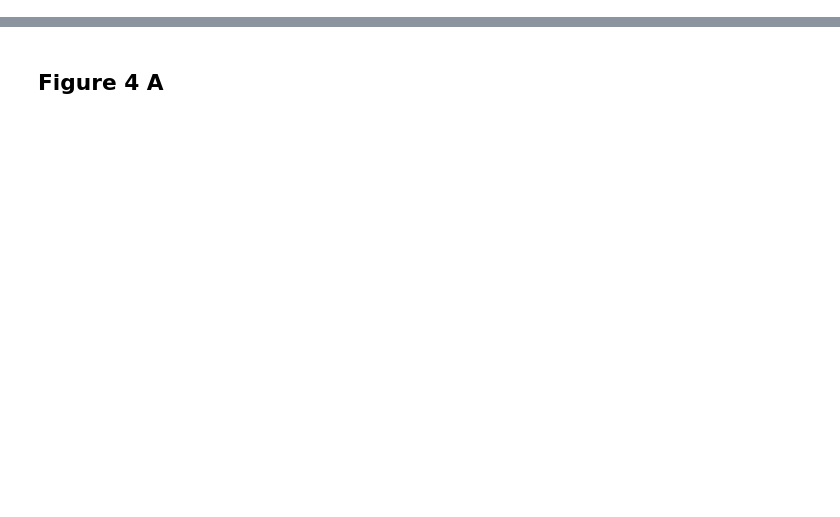
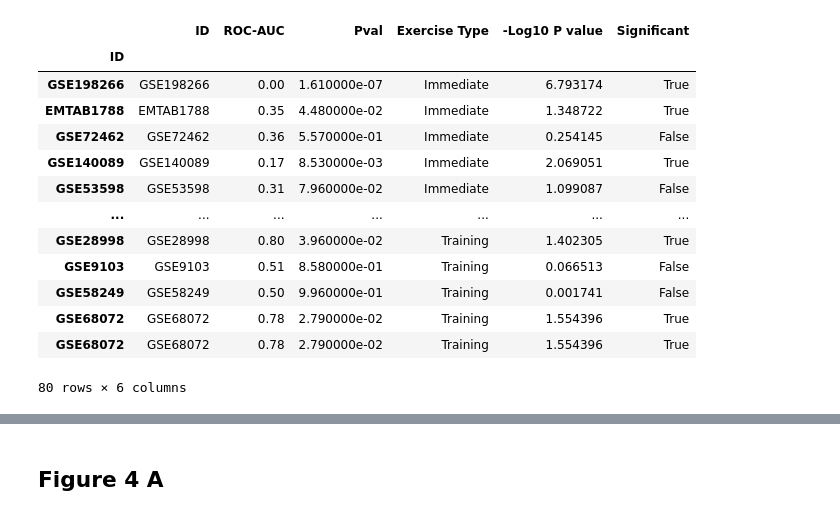
Before and after one commit to YoyoVosko/MacrophagesOntheRun, a Jupyter notebook: DotPlots.ipynb, the cells around one changed output, grey strips where cells are left out. Cells and saved outputs as stored; diff of their text form; code cells hidden in the pictures; blank space fills up the shorter version.

```diff
--- a/DotPlots.ipynb
+++ b/DotPlots.ipynb
@@ -36 +36,18 @@ if save:
 data2=pd.read_csv('./Files/MacrophageExercise_DatasetsInfo.csv',index_col=0)
+# %%
+df
+# %% [output]
+|  | ID | ROC-AUC | Pval | Exercise Type | -Log10 P value | Significant |
+| ID |  |  |  |  |  |  |
+| GSE198266 | GSE198266 | 0.00 | 1.610000e-07 | Immediate | 6.793174 | True |
+| EMTAB1788 | EMTAB1788 | 0.35 | 4.480000e-02 | Immediate | 1.348722 | True |
+| GSE72462 | GSE72462 | 0.36 | 5.570000e-01 | Immediate | 0.254145 | False |
+| GSE140089 | GSE140089 | 0.17 | 8.530000e-03 | Immediate | 2.069051 | True |
+| GSE53598 | GSE53598 | 0.31 | 7.960000e-02 | Immediate | 1.099087 | False |
+| ... | ... | ... | ... | ... | ... | ... |
+| GSE28998 | GSE28998 | 0.80 | 3.960000e-02 | Training | 1.402305 | True |
+| GSE9103 | GSE9103 | 0.51 | 8.580000e-01 | Training | 0.066513 | False |
+| GSE58249 | GSE58249 | 0.50 | 9.960000e-01 | Training | 0.001741 | False |
+| GSE68072 | GSE68072 | 0.78 | 2.790000e-02 | Training | 1.554396 | True |
+| GSE68072 | GSE68072 | 0.78 | 2.790000e-02 | Training | 1.554396 | True |
+80 rows × 6 columns
```
Also changed, not shown: parts of 2 cells of this notebook.
